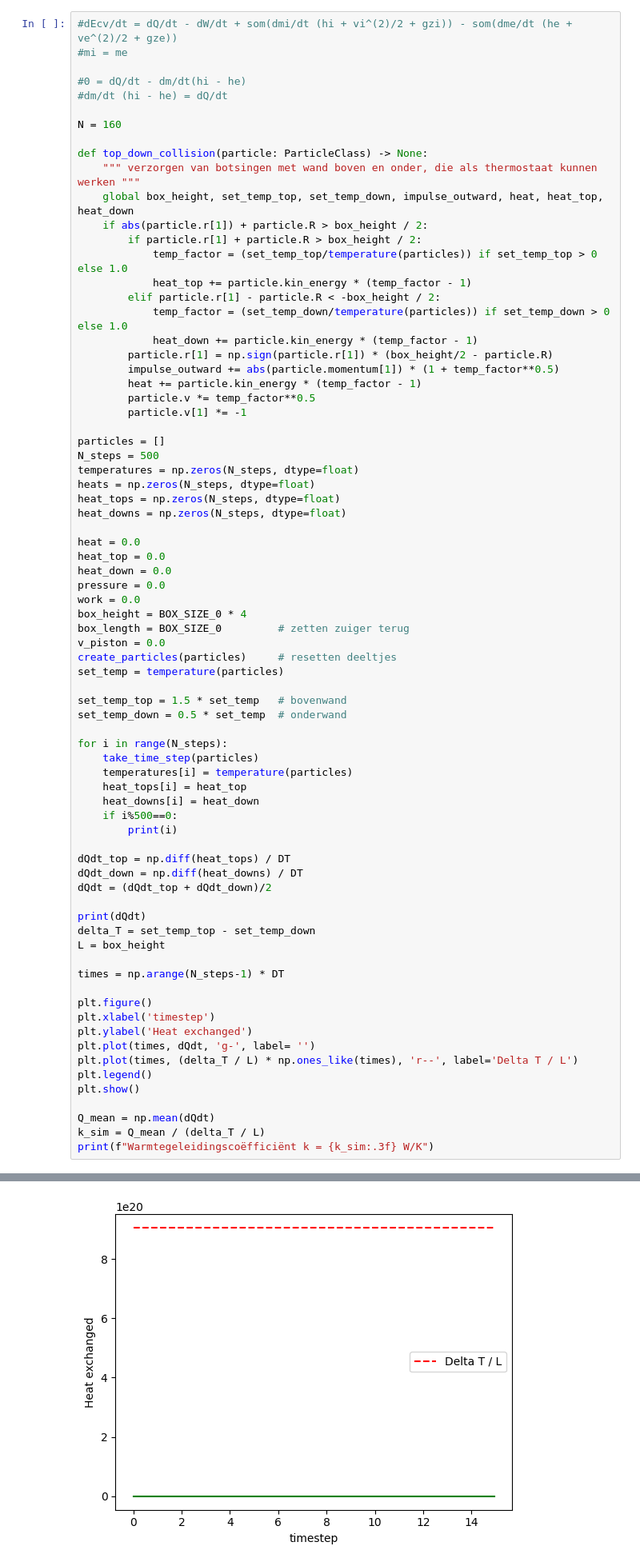
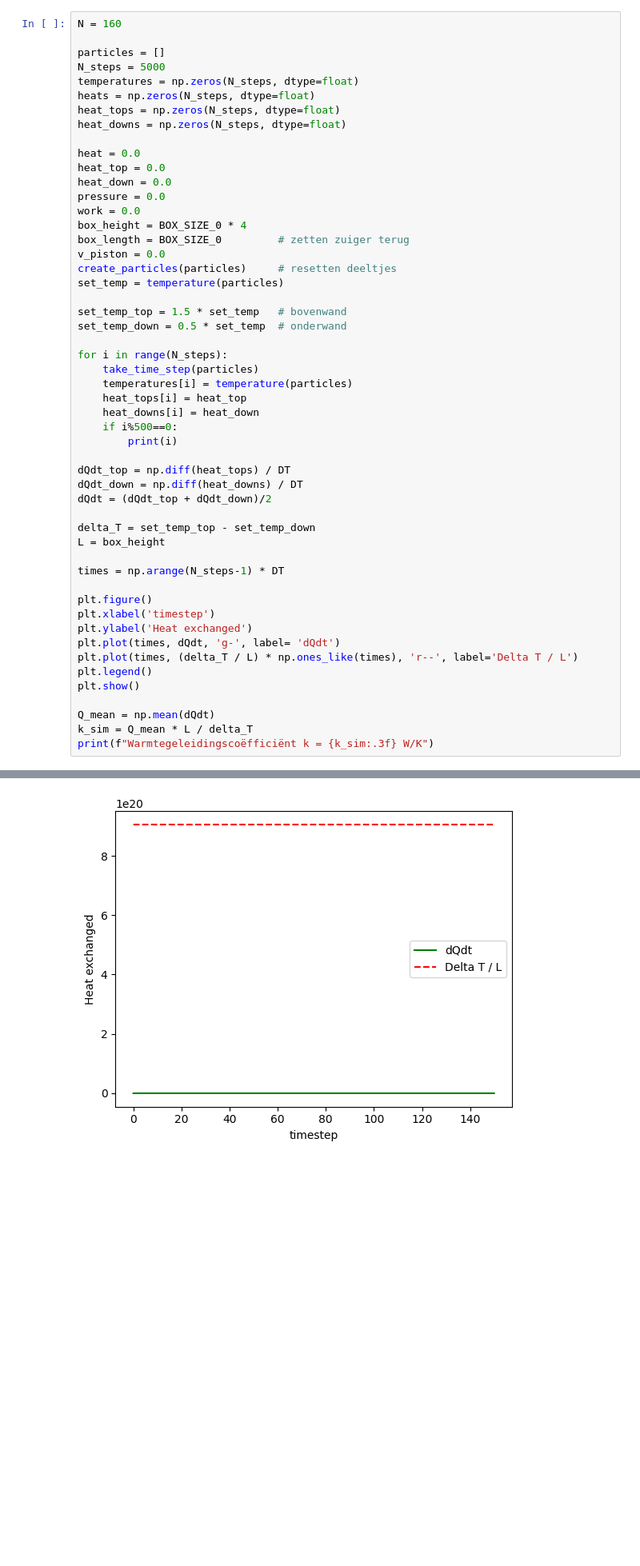
Before and after one commit to BNR33/001TASH, a Jupyter notebook: Content/PySim/8_thermostaat.ipynb, the cells around one changed output, grey strips where cells are left out. Shown at 80% size. Cells and saved outputs as stored; diff of their text form; blank space fills up the shorter version.

```diff
--- a/Content/PySim/8_thermostaat.ipynb
+++ b/Content/PySim/8_thermostaat.ipynb
@@ -567,30 +583,8 @@ Als we die temperaturen verschillend maken, kunnen we kijken naar de thermische
 # %%
-#dEcv/dt = dQ/dt - dW/dt + som(dmi/dt (hi + vi^(2)/2 + gzi)) - som(dme/dt (he + ve^(2)/2 + gze))
-#mi = me
-
-#0 = dQ/dt - dm/dt(hi - he)
-#dm/dt (hi - he) = dQ/dt
-
 N = 160
 
-def top_down_collision(particle: ParticleClass) -> None:
-    """ verzorgen van botsingen met wand boven en onder, die als thermostaat kunnen werken """
-    global box_height, set_temp_top, set_temp_down, impulse_outward, heat, heat_top, heat_down
-    if abs(particle.r[1]) + particle.R > box_height / 2:
-        if particle.r[1] + particle.R > box_height / 2:
-            temp_factor = (set_temp_top/temperature(particles)) if set_temp_top > 0 else 1.0
-            heat_top += particle.kin_energy * (temp_factor - 1)
-        elif particle.r[1] - particle.R < -box_height / 2:
-            temp_factor = (set_temp_down/temperature(particles)) if set_temp_down > 0 else 1.0
-            heat_down += particle.kin_energy * (temp_factor - 1)
-        particle.r[1] = np.sign(particle.r[1]) * (box_height/2 - particle.R)
-        impulse_outward += abs(particle.momentum[1]) * (1 + temp_factor**0.5)
-        heat += particle.kin_energy * (temp_factor - 1)
-        particle.v *= temp_factor**0.5
-        particle.v[1] *= -1
-
 particles = []
-N_steps = 500
+N_steps = 5000
 temperatures = np.zeros(N_steps, dtype=float)
 heats = np.zeros(N_steps, dtype=float)
 heat_tops = np.zeros(N_steps, dtype=float)
@@ -622,7 +616,6 @@ dQdt_top = np.diff(heat_tops) / DT
 dQdt_down = np.diff(heat_downs) / DT
 dQdt = (dQdt_top + dQdt_down)/2
 
-print(dQdt)
 delta_T = set_temp_top - set_temp_down
 L = box_height
 
@@ -631,13 +624,13 @@ times = np.arange(N_steps-1) * DT
 plt.figure()
 plt.xlabel('timestep')
 plt.ylabel('Heat exchanged')
-plt.plot(times, dQdt, 'g-', label= '')
+plt.plot(times, dQdt, 'g-', label= 'dQdt')
 plt.plot(times, (delta_T / L) * np.ones_like(times), 'r--', label='Delta T / L')
 plt.legend()
 plt.show()
 
 Q_mean = np.mean(dQdt)
-k_sim = Q_mean / (delta_T / L)
+k_sim = Q_mean * L / delta_T
 print(f"Warmtegeleidingscoëfficiënt k = {k_sim:.3f} W/K")
 # %% [output]
 0
@@ -660,2 +646,2 @@ print(f"Warmtegeleidingscoëfficiënt k = {k_sim:.3f} W/K")
-[figure, old version]
+[figure, new version]
 Warmtegeleidingscoëfficiënt k = 0.000 W/K
```
Also changed, not shown: parts of 8 cells of this notebook.
